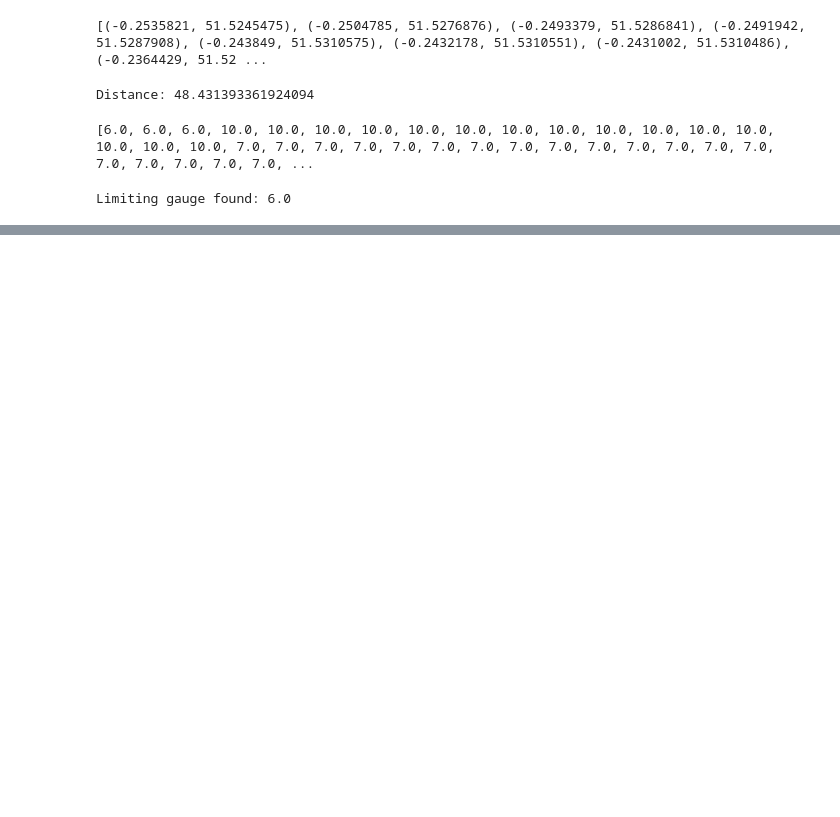
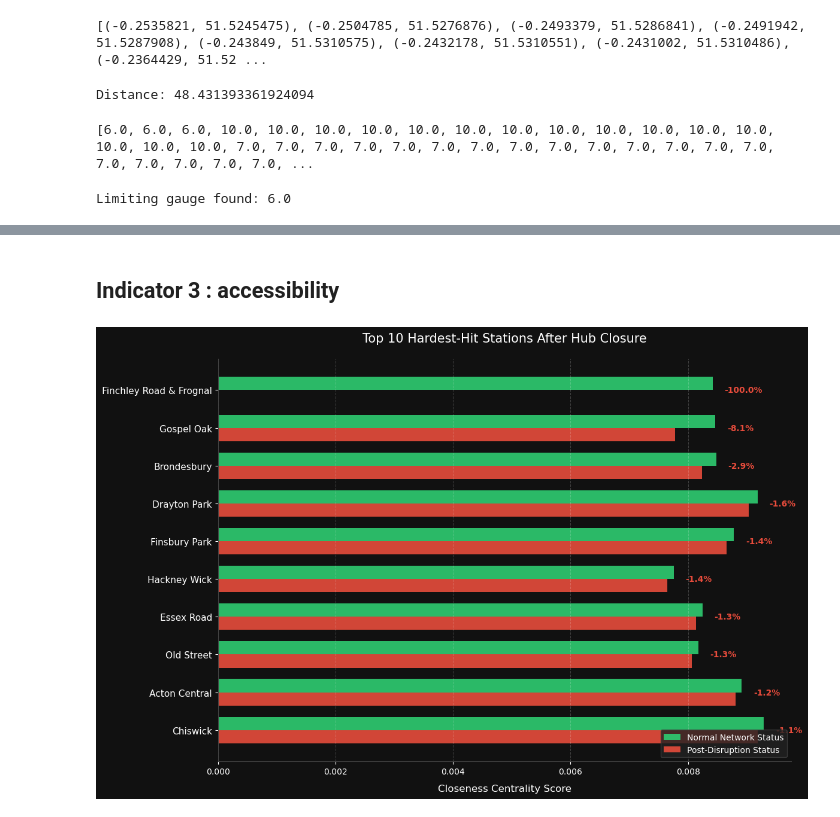
Before and after one commit to thibaultquentin66-lang/resilience_freight_train_UK, a Jupyter notebook: Final_Work.ipynb, the cells around one changed output, grey strips where cells are left out. Saved outputs shown, nothing was run; the diff lists cells and outputs as text; code cells hidden in the pictures; blank space fills up the shorter version.

```diff
--- a/Final_Work.ipynb
+++ b/Final_Work.ipynb
@@ -2112,0 +2420,65 @@ Compatible route found :
+# %% [markdown]
+## Indicator 3 : accessibility
+# %%
+impact_records = []
+
+for node, data in G_london.nodes(data=True):
+    if data.get('stanox') is not None:
+        if node in G_disrupted.nodes:
+            baseline = data.get('closeness_centrality', 0)
+            after_incident = G_disrupted.nodes[node].get('disrupted_closeness', 0)
+
+            loss = baseline - after_incident
+
+            impact_records.append({
+                'Station': data.get('name') or f"STANOX: {data['stanox']}",
+                'Baseline': baseline,
+                'Post-Disruption': after_incident,
+                'Loss': loss
+            })
+        else:
+            pass
+
+#TOP 10 stations
+df_impact = pd.DataFrame(impact_records)
+df_top10 = df_impact.sort_values(by='Loss', ascending=False).head(10)
+
+df_top10 = df_top10.iloc[::-1]
+
+
+plt.figure(figsize=(12, 8), facecolor='#111111')
+ax = plt.subplot(111, facecolor='#111111')
+
+y_positions = np.arange(len(df_top10))
+bar_width = 0.35
+
+rects1 = ax.barh(y_positions + bar_width/2, df_top10['Baseline'], bar_width,
+                 label='Normal Network Status', color='#2ecc71', alpha=0.9)
+
+rects2 = ax.barh(y_positions - bar_width/2, df_top10['Post-Disruption'], bar_width,
+                 label='Post-Disruption Status', color='#e74c3c', alpha=0.9)
+
+ax.set_title("Top 10 Hardest-Hit Stations After Hub Closure", color='white', fontsize=15, pad=20)
+ax.set_xlabel("Closeness Centrality Score", color='white', fontsize=12, labelpad=10)
+ax.set_yticks(y_positions)
+ax.set_yticklabels(df_top10['Station'], color='white', fontsize=11)
+
+ax.spines['top'].set_visible(False)
+ax.spines['right'].set_visible(False)
+ax.spines['left'].set_color('#444444')
+ax.spines['bottom'].set_color('#444444')
+ax.tick_params(colors='white')
+ax.grid(axis='x', linestyle='--', alpha=0.2, color='white')
+
+legend = ax.legend(loc='lower right', frameon=True, facecolor='#222222', edgecolor='#444444')
+plt.setp(legend.get_texts(), color='white')
+
+for i, row in enumerate(df_top10.itertuples()):
+    pct_loss = (row.Loss / row.Baseline * 100) if row.Baseline > 0 else 0
+    ax.text(row.Baseline + 0.0002, i, f"-{pct_loss:.1f}%",
+            color='#e74c3c', va='center', ha='left', fontweight='bold', fontsize=10)
+
+plt.tight_layout()
+plt.show()
+# %% [output]
+[figure, added]
```
Also changed, not shown: parts of 26 cells of this notebook, 1 other file.
